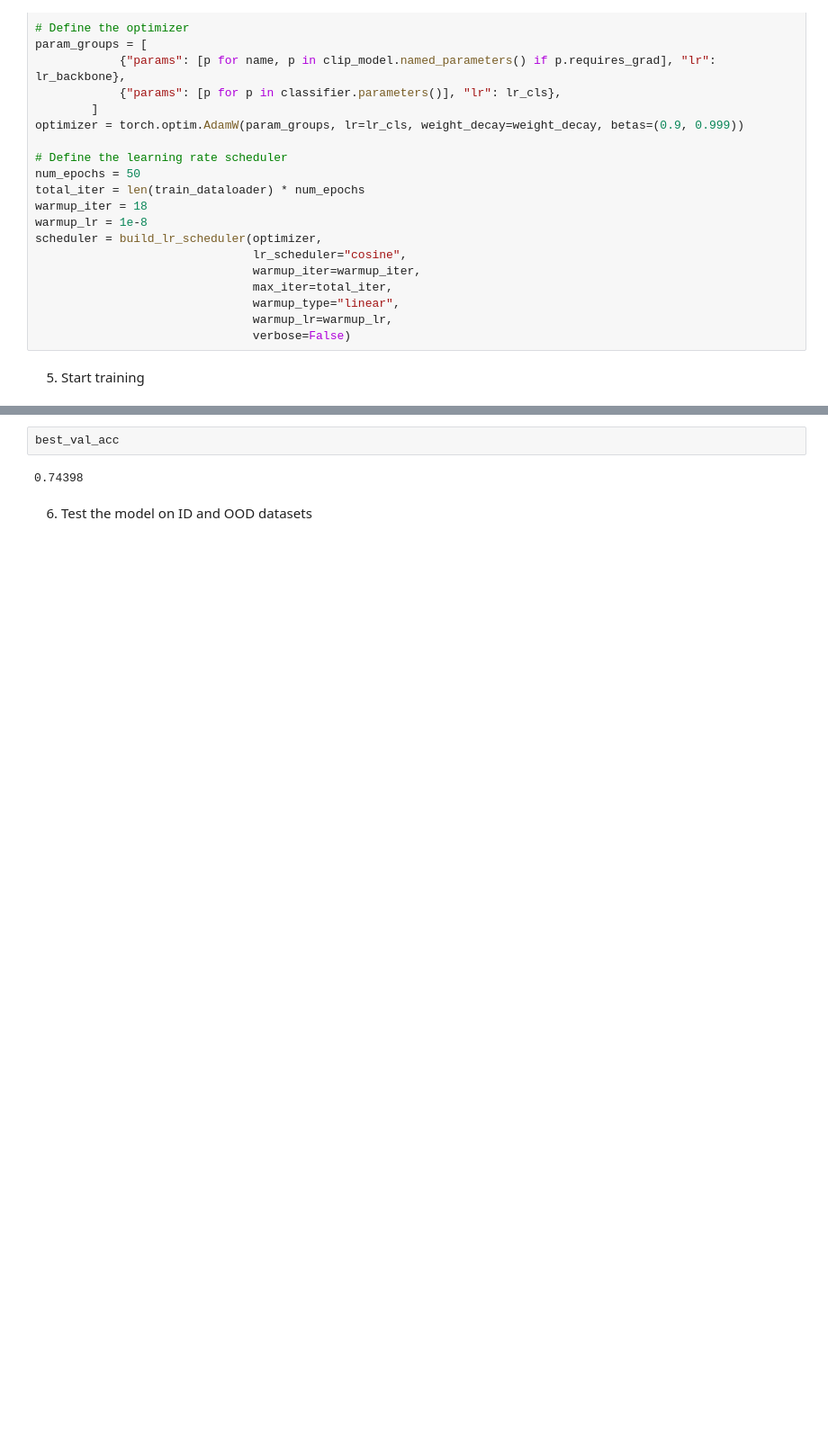
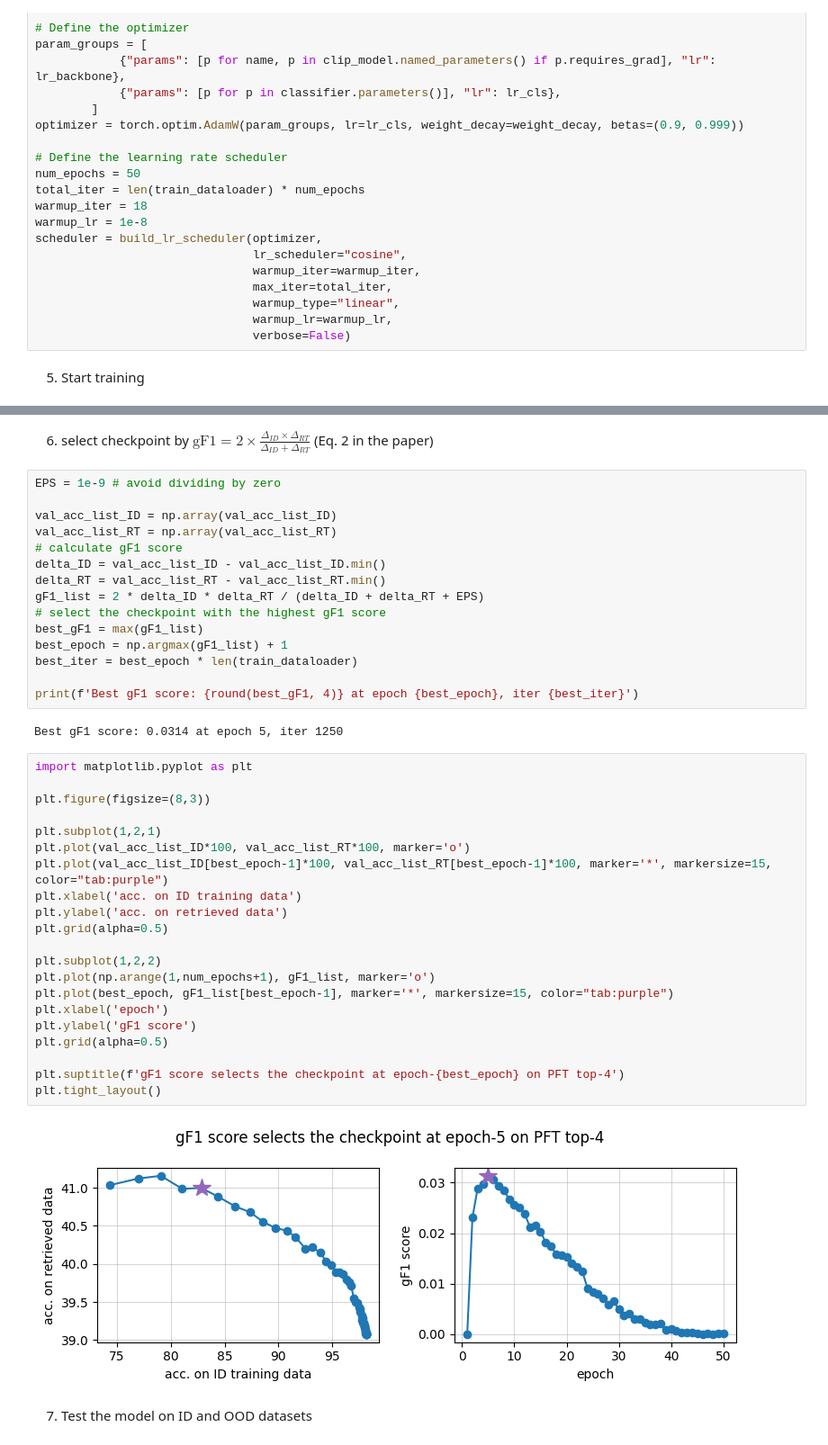
Before and after one commit to hannawang09/SRAPF, a Jupyter notebook: PFT_demo.ipynb, the cells around one changed output, grey strips where cells are left out. Shown: that part at 90% size. Drawn from its saved outputs; the diff is of its cells as text; blank space fills up the shorter version.

```diff
--- a/PFT_demo.ipynb
+++ b/PFT_demo.ipynb
@@ -287,7 +317,45 @@ Start standard finetuning ......
+# %% [markdown]
+6. select checkpoint by $\text{gF1} = 2 \times \frac{\Delta_{ID} \times \Delta_{RT}}{\Delta_{ID} + \Delta_{RT}}$ (Eq. 2 in the paper)
 # %%
-best_val_acc
+EPS = 1e-9 # avoid dividing by zero
+
+val_acc_list_ID = np.array(val_acc_list_ID)
+val_acc_list_RT = np.array(val_acc_list_RT)
+# calculate gF1 score
+delta_ID = val_acc_list_ID - val_acc_list_ID.min()
+delta_RT = val_acc_list_RT - val_acc_list_RT.min()
+gF1_list = 2 * delta_ID * delta_RT / (delta_ID + delta_RT + EPS)
+# select the checkpoint with the highest gF1 score
+best_gF1 = max(gF1_list)
+best_epoch = np.argmax(gF1_list) + 1
+best_iter = best_epoch * len(train_dataloader)
+
+print(f'Best gF1 score: {round(best_gF1, 4)} at epoch {best_epoch}, iter {best_iter}')
 # %% [output]
-0.74398
+Best gF1 score: 0.0314 at epoch 5, iter 1250
+# %%
+import matplotlib.pyplot as plt
+
+plt.figure(figsize=(8,3))
+
+plt.subplot(1,2,1)
+plt.plot(val_acc_list_ID*100, val_acc_list_RT*100, marker='o')
+plt.plot(val_acc_list_ID[best_epoch-1]*100, val_acc_list_RT[best_epoch-1]*100, marker='*', markersize=15, color="tab:purple")
+plt.xlabel('acc. on ID training data')
+plt.ylabel('acc. on retrieved data')
+plt.grid(alpha=0.5)
+
+plt.subplot(1,2,2)
+plt.plot(np.arange(1,num_epochs+1), gF1_list, marker='o')
+plt.plot(best_epoch, gF1_list[best_epoch-1], marker='*', markersize=15, color="tab:purple")
+plt.xlabel('epoch')
+plt.ylabel('gF1 score')
+plt.grid(alpha=0.5)
+
+plt.suptitle(f'gF1 score selects the checkpoint at epoch-{best_epoch} on PFT top-4')
+plt.tight_layout()
+# %% [output]
+[figure, added]
 # %% [markdown]
-6. Test the model on ID and OOD datasets
+7. Test the model on ID and OOD datasets
 # %%
```
Also changed, not shown: parts of 6 cells of this notebook, 31 other files.
